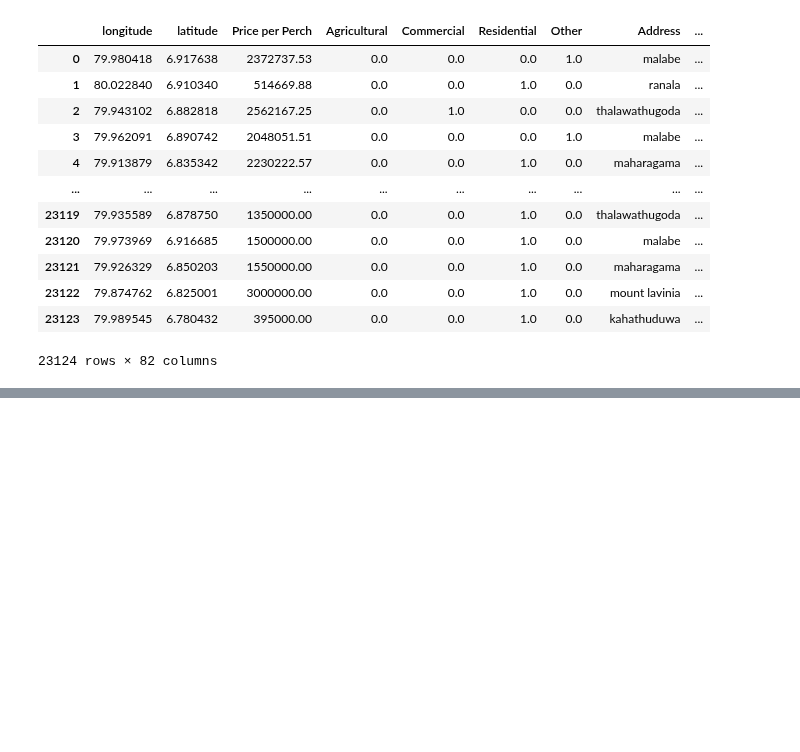
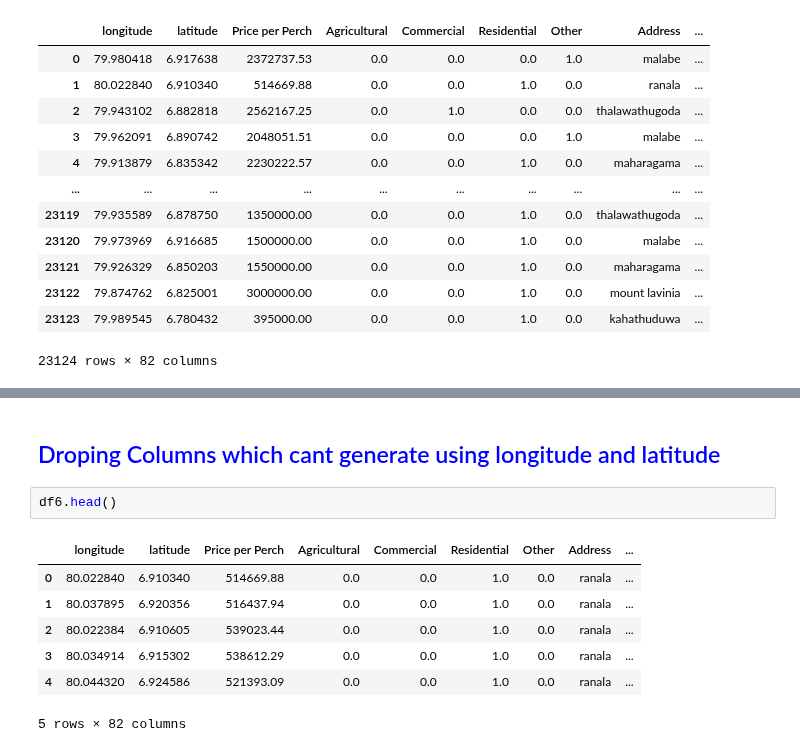
Before and after one commit to movindugunarathna/LandPulse-ML, a Jupyter notebook: model/part_4.ipynb, the cells around one changed output, grey strips where cells are left out. Cells and saved outputs as stored; diff of their text form; blank space fills up the shorter version.

```diff
--- a/model/part_4.ipynb
+++ b/model/part_4.ipynb
@@ -292,0 +549,12 @@ df3
+# %% [markdown]
+<h2 style='color:blue'>Droping Columns which cant generate using longitude and latitude</h2>
+# %%
+df6.head()
+# %% [output]
+|  | longitude | latitude | Price per Perch | Agricultural | Commercial | Residential | Other | Address | ... |
+| 0 | 80.022840 | 6.910340 | 514669.88 | 0.0 | 0.0 | 1.0 | 0.0 | ranala | ... |
+| 1 | 80.037895 | 6.920356 | 516437.94 | 0.0 | 0.0 | 1.0 | 0.0 | ranala | ... |
+| 2 | 80.022384 | 6.910605 | 539023.44 | 0.0 | 0.0 | 1.0 | 0.0 | ranala | ... |
+| 3 | 80.034914 | 6.915302 | 538612.29 | 0.0 | 0.0 | 1.0 | 0.0 | ranala | ... |
+| 4 | 80.044320 | 6.924586 | 521393.09 | 0.0 | 0.0 | 1.0 | 0.0 | ranala | ... |
+5 rows × 82 columns
```
Also changed, not shown: parts of 44 cells of this notebook.
